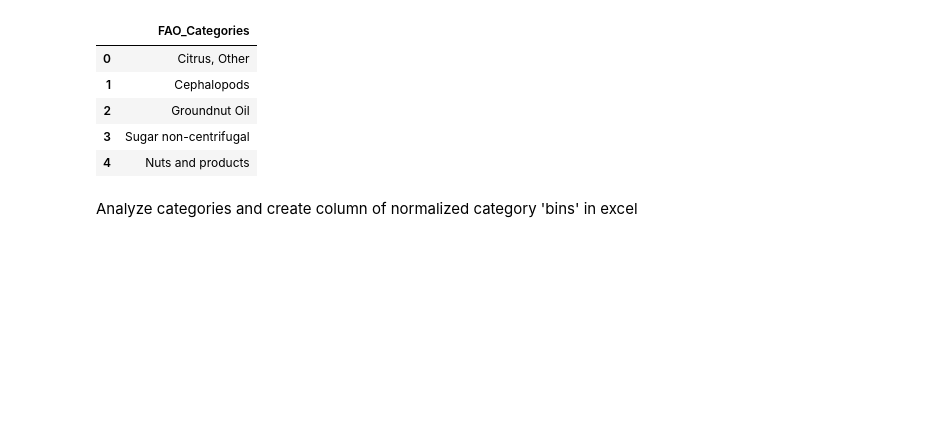
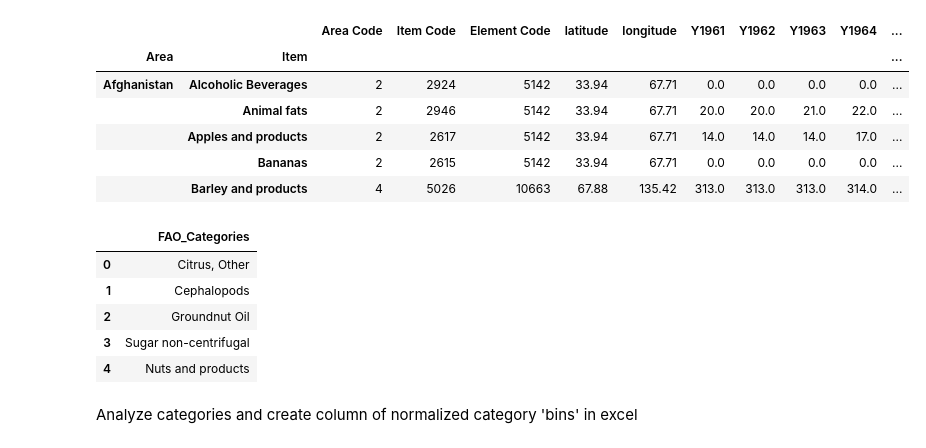
Before and after one commit to shortpoet/ETL-Project, a Jupyter notebook: ETL_Data_Clean_v_0_5.ipynb, the cells around one changed output. Drawn from its saved outputs; the diff is of its cells as text; code cells hidden in the pictures; blank space fills up the shorter version.

```diff
--- a/ETL_Data_Clean_v_0_5.ipynb
+++ b/ETL_Data_Clean_v_0_5.ipynb
@@ -21,8 +21,16 @@ fao_data_df.head()
 # %%
 # group FAO data by 'Area' (country) and 'Item' (category)
 
 cntry_item_grp = fao_data_df.groupby(['Area', 'Item']).sum()
-cntry_item_grp.head
+cntry_item_grp.head()
+# %% [output]
+|  |  | Area Code | Item Code | Element Code | latitude | longitude | Y1961 | Y1962 | Y1963 | Y1964 | ... |
+| Area | Item |  |  |  |  |  |  |  |  |  | ... |
+| Afghanistan | Alcoholic Beverages | 2 | 2924 | 5142 | 33.94 | 67.71 | 0.0 | 0.0 | 0.0 | 0.0 | ... |
+|  | Animal fats | 2 | 2946 | 5142 | 33.94 | 67.71 | 20.0 | 20.0 | 21.0 | 22.0 | ... |
+|  | Apples and products | 2 | 2617 | 5142 | 33.94 | 67.71 | 14.0 | 14.0 | 14.0 | 17.0 | ... |
+|  | Bananas | 2 | 2615 | 5142 | 33.94 | 67.71 | 0.0 | 0.0 | 0.0 | 0.0 | ... |
+|  | Barley and products | 4 | 5026 | 10663 | 67.88 | 135.42 | 313.0 | 313.0 | 313.0 | 314.0 | ... |
 # %%
 #create a list from a unique set of the 'Item' categories from initial dataset
 # create a dataframe to be exported to csv
```
Also changed, not shown: parts of 16 cells of this notebook.
